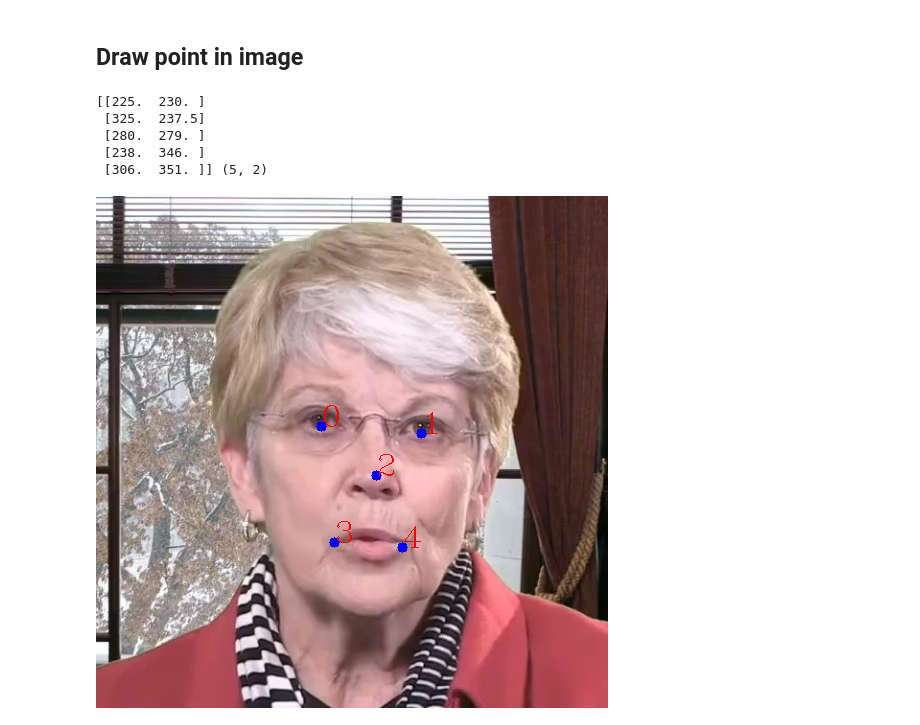
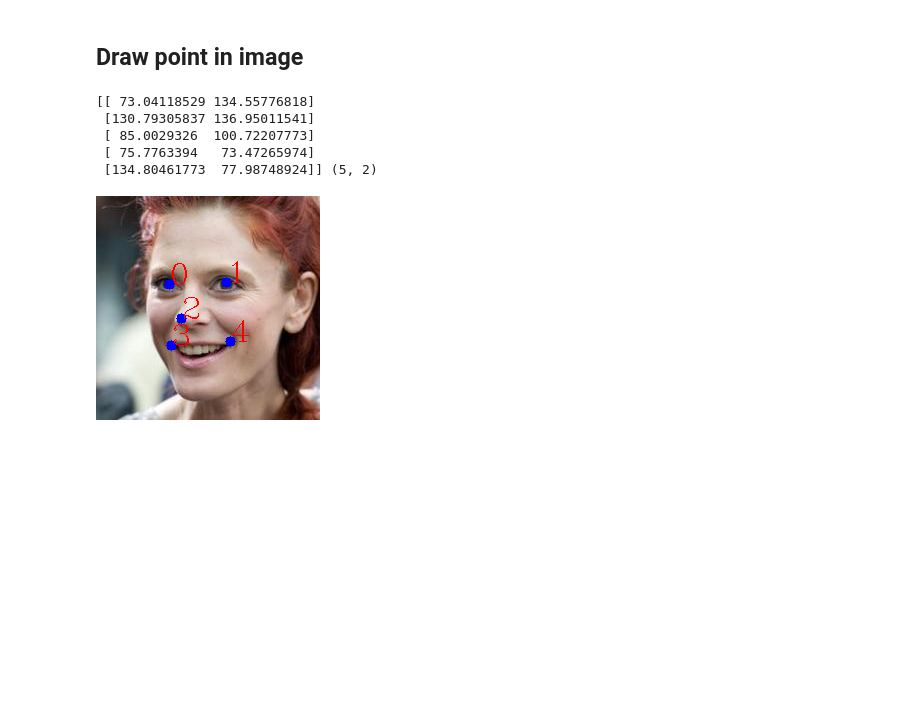
Before and after one commit to zhanghm1995/programming-learning-examples, a Jupyter notebook: OpenCV_learning/scripts/draw_utils.ipynb, the cells around one changed output. Drawn from its saved outputs; the diff is of its cells as text; code cells hidden in the pictures; blank space fills up the shorter version.

```diff
--- a/OpenCV_learning/scripts/draw_utils.ipynb
+++ b/OpenCV_learning/scripts/draw_utils.ipynb
@@ -34,34 +36,24 @@ def draw_landmarks(img, landmark):
-# %%
-image_path = "/home/haimingzhang/Research/Face/Deep3DFaceReconstruction/input/vd025.png"
-landmark_path = "/home/haimingzhang/Research/Face/Deep3DFaceReconstruction/input/vd025.txt"
-
-image_path = "/home/haimingzhang/Research/Programming/cv-fighter/face_fighter/gangqiang-2-512x512/000001.jpg"
-landmark_path = "/home/haimingzhang/Research/Programming/cv-fighter/face_fighter/gangqiang-2-512x512/000001.txt"
-
-image_path = "/home/haimingzhang/Research/Deep3DFaceRecon_pytorch/datasets/examples/000002.jpg"
-landmark_path = "/home/haimingzhang/Research/Deep3DFaceRecon_pytorch/datasets/examples/detections/000002.txt"
-
-image_path = "/home/haimingzhang/Research/Deep3DFaceRecon_pytorch/datasets/examples/000007.jpg"
-landmark_path = "/home/haimingzhang/Research/Deep3DFaceRecon_pytorch/datasets/examples/landmarks/000007.txt"
-
-image_path = "/home/haimingzhang/Research/Face/FaceFormer/FaceFormer/data/id00002/obama_weekly_003/face_image/000000.jpg"
-landmark_path = "/home/haimingzhang/Research/Face/FaceFormer/FaceFormer/data/id00002/obama_weekly_003/face_image/000000.txt"
-
-image_path = "/home/zhanghm/Research/VideoMAE/VideoMAE/data/HDTF_preprocessed/RD_Radio1_000/face_image/remove/000000.jpg"
-landmark_path = "/home/zhanghm/Research/StyleGAN/Deep3DFaceRecon_pytorch/temp.txt"
-
-img_src = cv2.imread(image_path)
-# display(Image.fromarray(img_src[..., ::-1]))
-
-landmarks = np.loadtxt(landmark_path)
-print(landmarks, landmarks.shape)
-
-draw_points(img_src, landmarks)
-display(Image.fromarray(img_src[..., ::-1]))
-# %% [output]
-[[225.  230. ]
- [325.  237.5]
- [280.  279. ]
- [238.  346. ]
- [306.  351. ]] (5, 2)
-[figure, removed]
+# %%
+image_path = "/home/zhanghm/Research/StyleGAN/Deep3DFaceRecon_pytorch/temp.jpg"
+landmark_path = "/home/zhanghm/Research/StyleGAN/Deep3DFaceRecon_pytorch/temp.txt"
+
+img_src = cv2.imread(image_path)
+# display(Image.fromarray(img_src[..., ::-1]))
+
+landmarks = np.loadtxt(landmark_path)
+print(landmarks, landmarks.shape)
+
+landmarks[:, -1] = 224 - 1 - landmarks[:, -1]
+draw_points(img_src, landmarks)
+
+# img_src = draw_landmarks(img_src, landmarks)
+
+
+display(Image.fromarray(img_src[..., ::-1]))
+# %% [output]
+[[ 73.04118529 134.55776818]
+ [130.79305837 136.95011541]
+ [ 85.0029326  100.72207773]
+ [ 75.7763394   73.47265974]
+ [134.80461773  77.98748924]] (5, 2)
+[figure, added]
```
Also changed, not shown: parts of 3 cells of this notebook, 7 other files.
